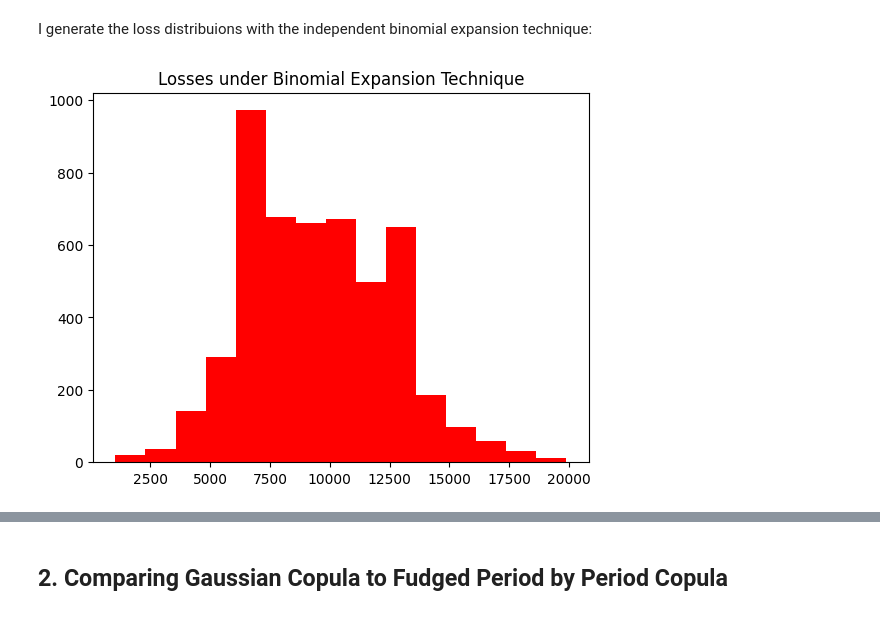
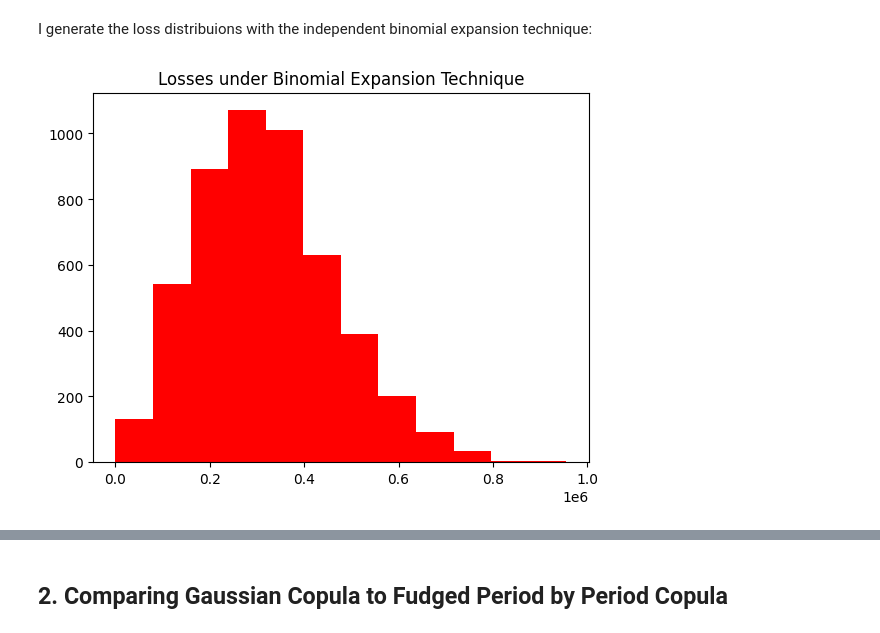
Before and after one commit to dg3358/Columbia-MATH-5450-Project, a Jupyter notebook: MATH-5450-Project-Code.ipynb, the cells around one changed output, grey strips where cells are left out. Saved outputs shown, nothing was run; the diff lists cells and outputs as text; code cells hidden in the pictures.

```diff
--- a/MATH-5450-Project-Code.ipynb
+++ b/MATH-5450-Project-Code.ipynb
@@ -115,16 +117,15 @@ Independent Diversity Score: 83 Correlated Diversity Score: 2045
 # %% [markdown]
 I generate the loss distribuions with the independent binomial expansion technique:
 # %%
-#Assume weighted probability of default higher than average marginal
-p = rd_probs[3]
+p = np.sum(Notionals * default_probs)/np.sum(Notionals)
 recovery = .3
 np.random.seed(4)
 defaults = np.random.binomial(D_indep, p, size = 5000)
 fv = np.sum(Notionals)/D_indep
 loss = defaults * fv * (1 - recovery)
 loss_pct = loss/D_indep
-plt.hist(loss_pct, bins = 15, color = 'red')
+plt.hist(loss, bins = 12, color = 'red')
 plt.title("Losses under Binomial Expansion Technique")
 plt.show()
 # %% [output]
-[figure, old version]
+[figure, new version]
```
Also changed, not shown: parts of 14 cells of this notebook.
